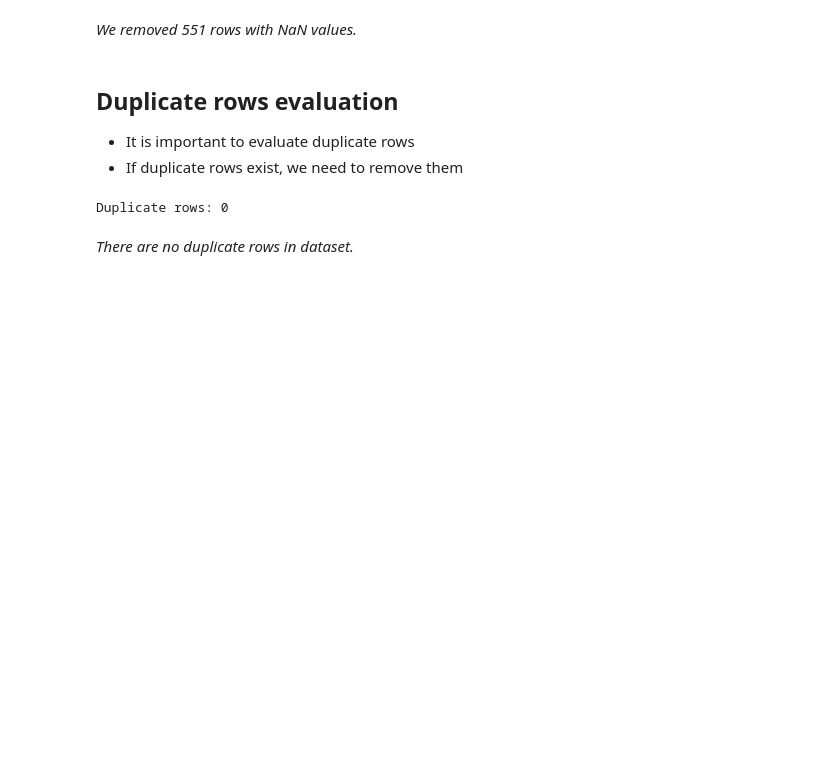
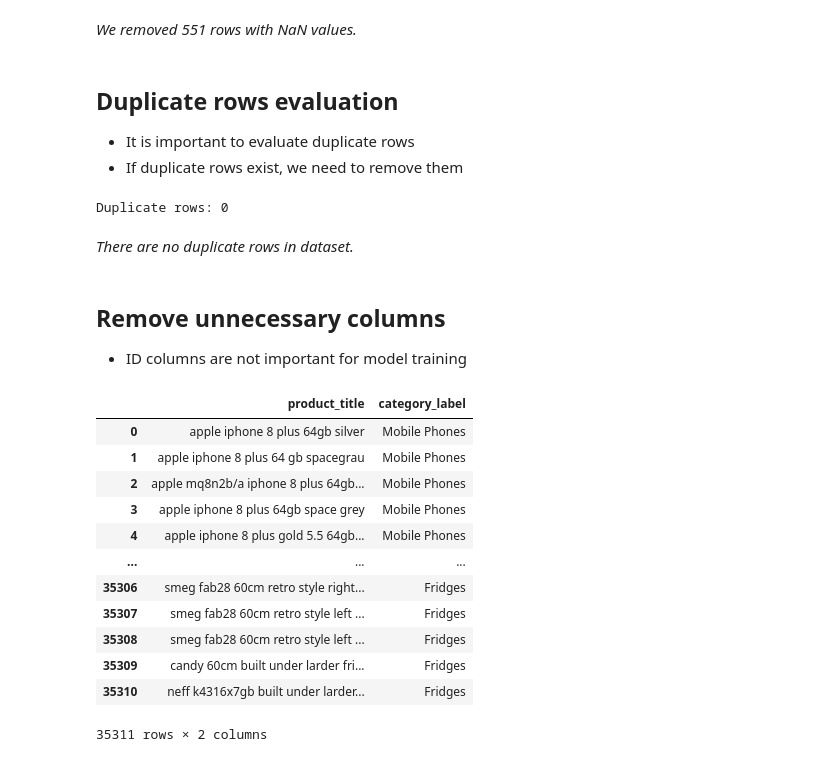
Before and after one commit to AnidaH-git/ml-products_analysis, a Jupyter notebook: notebook/Task3_products_analysis_ml.ipynb, the cells around one changed output. Drawn from its saved outputs; the diff is of its cells as text; code cells hidden in the pictures; blank space fills up the shorter version.

```diff
--- a/notebook/Task3_products_analysis_ml.ipynb
+++ b/notebook/Task3_products_analysis_ml.ipynb
@@ -88,7 +92,7 @@ Dataset shape (rows, columns): (35311, 8)
 - Before starting analyzing dataset, it is important to standardize column names
 # %%
 # Standardize column names to lowercase with underscores
-df.columns = df.columns.str.strip().str.lower().str.replace('_', ' ').str.replace(' ', '_')
+df.columns = df.columns.str.strip().str.lower().str.replace(' ', '_').str.lstrip('_')
 
 # Verify the new column names
 print(df.columns)
@@ -180,3 +184,23 @@ print("Duplicate rows:", duplicate_rows.sum())
 Duplicate rows: 0
 # %% [markdown]
 *There are no duplicate rows in dataset.*
+# %% [markdown]
+## Remove unnecessary columns
+- ID columns are not important for model training
+# %%
+df = df.drop(columns=["product_id", "merchant_id", "product_code", "number_of_views", "merchant_rating", "listing_date"])
+df
+# %% [output]
+|  | product_title | category_label |
+| 0 | apple iphone 8 plus 64gb silver | Mobile Phones |
+| 1 | apple iphone 8 plus 64 gb spacegrau | Mobile Phones |
+| 2 | apple mq8n2b/a iphone 8 plus 64gb... | Mobile Phones |
+| 3 | apple iphone 8 plus 64gb space grey | Mobile Phones |
+| 4 | apple iphone 8 plus gold 5.5 64gb... | Mobile Phones |
+| ... | ... | ... |
+| 35306 | smeg fab28 60cm retro style right... | Fridges |
+| 35307 | smeg fab28 60cm retro style left ... | Fridges |
+| 35308 | smeg fab28 60cm retro style left ... | Fridges |
+| 35309 | candy 60cm built under larder fri... | Fridges |
+| 35310 | neff k4316x7gb built under larder... | Fridges |
+35311 rows × 2 columns
```
Also changed, not shown: parts of 7 cells of this notebook.
